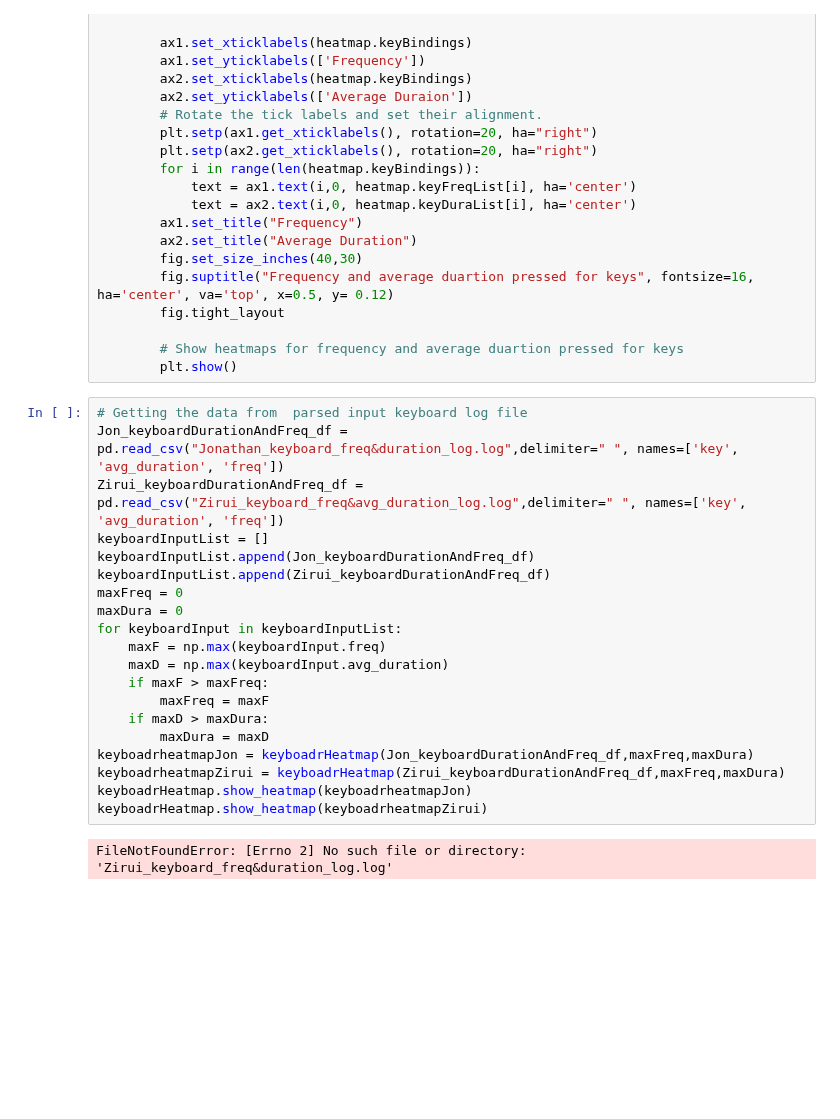
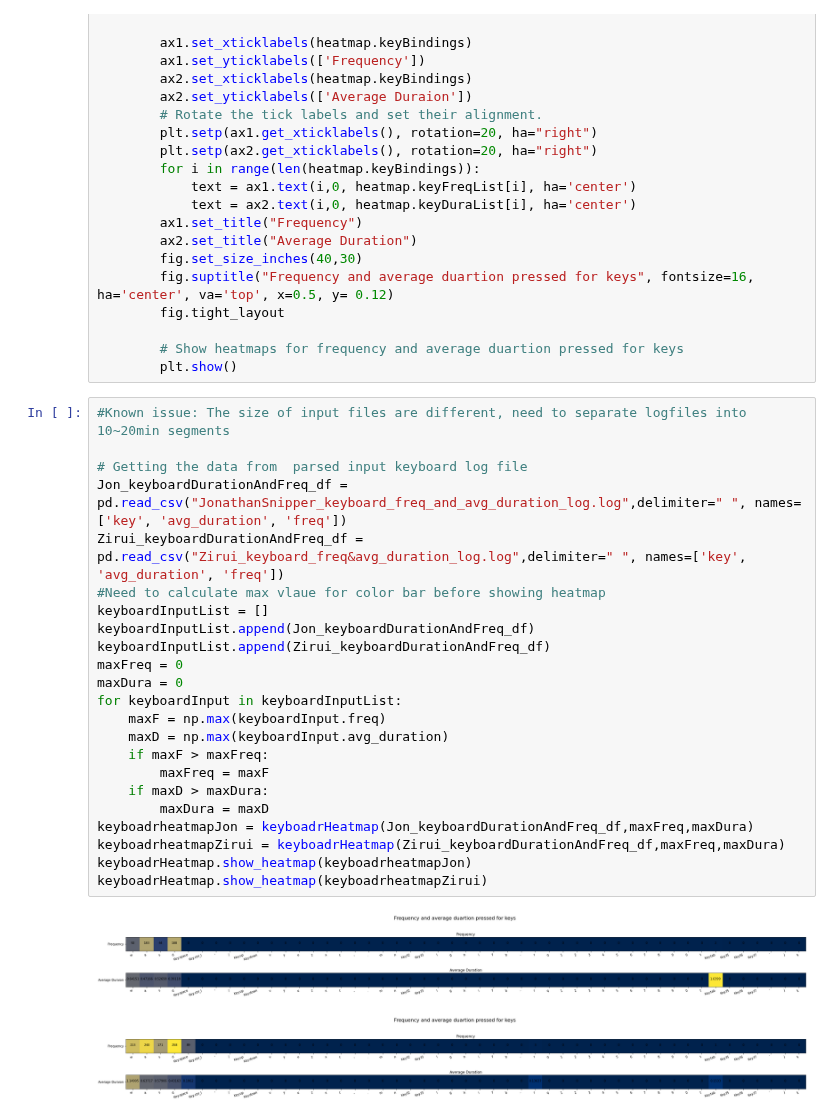
Before and after one commit to HengjunLuo/capstone-landis, a Jupyter notebook: log_parser.ipynb, the cells around one changed output. Saved outputs shown, nothing was run; the diff lists cells and outputs as text; blank space fills up the shorter version.

Commit message:
Now shows 2 heatmaps for Jon and Zirui's snipper log

```diff
--- a/log_parser.ipynb
+++ b/log_parser.ipynb
@@ -273,24 +273,28 @@ class keyboadrHeatmap:
         # Show heatmaps for frequency and average duartion pressed for keys
         plt.show()
 # %%
+#Known issue: The size of input files are different, need to separate logfiles into 10~20min segments
+
 # Getting the data from  parsed input keyboard log file
-Jon_keyboardDurationAndFreq_df = pd.read_csv("Jonathan_keyboard_freq&duration_log.log",delimiter=" ", names=['key', 'avg_duration', 'freq'])
+Jon_keyboardDurationAndFreq_df = pd.read_csv("JonathanSnipper_keyboard_freq_and_avg_duration_log.log",delimiter=" ", names=['key', 'avg_duration', 'freq'])
 Zirui_keyboardDurationAndFreq_df = pd.read_csv("Zirui_keyboard_freq&avg_duration_log.log",delimiter=" ", names=['key', 'avg_duration', 'freq'])
+#Need to calculate max vlaue for color bar before showing heatmap
 keyboardInputList = []
 keyboardInputList.append(Jon_keyboardDurationAndFreq_df)
 keyboardInputList.append(Zirui_keyboardDurationAndFreq_df)
 maxFreq = 0
 maxDura = 0
 for keyboardInput in keyboardInputList:
     maxF = np.max(keyboardInput.freq)
     maxD = np.max(keyboardInput.avg_duration)
     if maxF > maxFreq:
         maxFreq = maxF
     if maxD > maxDura:
         maxDura = maxD
 keyboadrheatmapJon = keyboadrHeatmap(Jon_keyboardDurationAndFreq_df,maxFreq,maxDura)
 keyboadrheatmapZirui = keyboadrHeatmap(Zirui_keyboardDurationAndFreq_df,maxFreq,maxDura)
 keyboadrHeatmap.show_heatmap(keyboadrheatmapJon)
 keyboadrHeatmap.show_heatmap(keyboadrheatmapZirui)
 # %% [output]
-FileNotFoundError: [Errno 2] No such file or directory: 'Zirui_keyboard_freq&duration_log.log'
+[figure, added]
+[figure, added]
```
